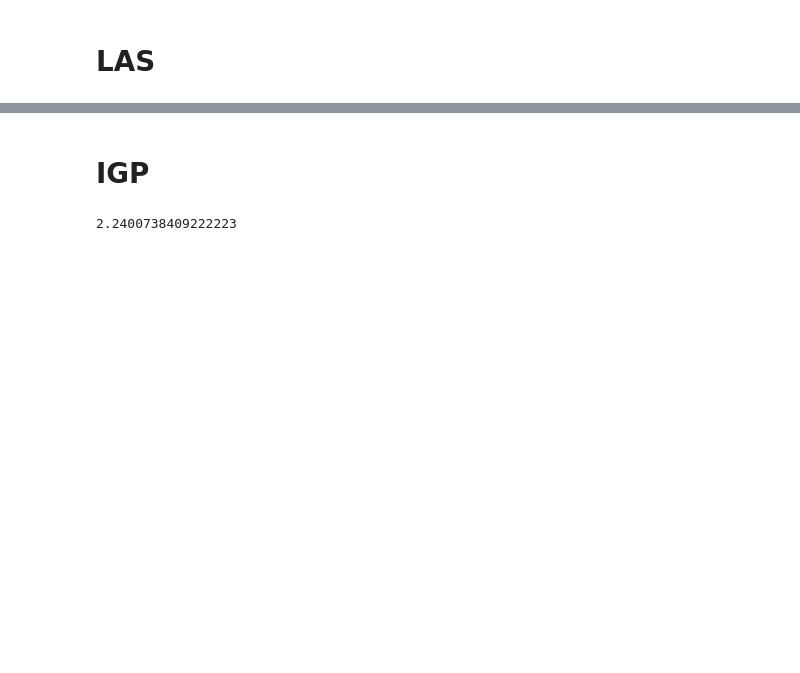
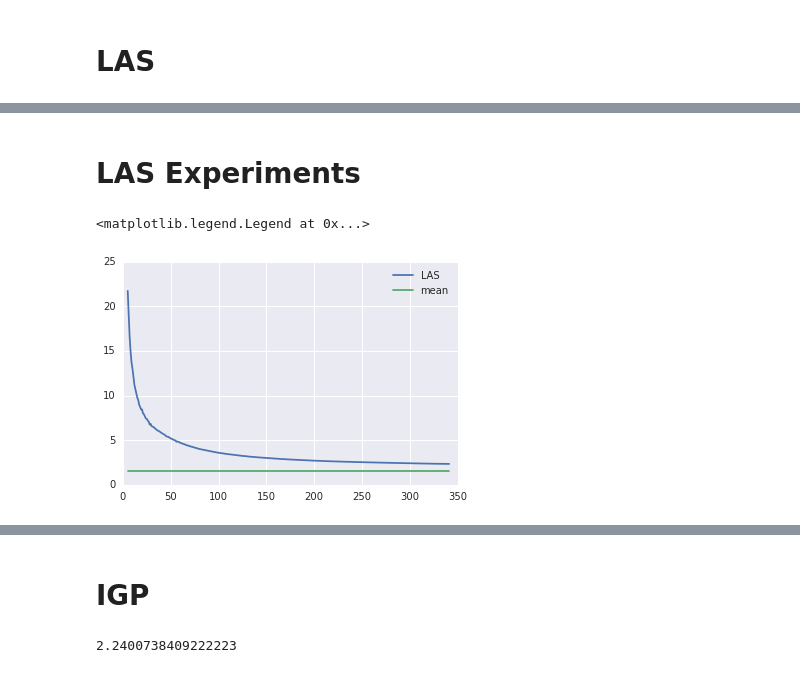
Before and after one commit to PhilChodrow/largest_submatrix, a Jupyter notebook: Examples.ipynb, the cells around one changed output, grey strips where cells are left out. Saved outputs shown, nothing was run; the diff lists cells and outputs as text; code cells hidden in the pictures; blank space fills up the shorter version.

Commit message:
LAS experiment

```diff
--- a/Examples.ipynb
+++ b/Examples.ipynb
@@ -35,0 +38,22 @@ plt.imshow(inclusion_matrix(A, res['ix']), interpolation = 'nearest')
+# %% [markdown]
+# LAS Experiments
+# %%
+k_max = np.int(np.min(A.shape)/2)
+n_reps = 100
+k_vals = np.arange(5, k_max)
+# %%
+df = pd.DataFrame({'k' : np.repeat(k_vals, n_reps)})
+f = np.vectorize(lambda k: LAS(A, k)['val'])
+df['v'] = f(df['k'])
+agged = df.groupby('k').agg([np.mean, np.var]).reset_index()
+# %%
+plt.plot(agged['k'],
+         agged['v']['mean'],
+         label = 'LAS')
+plt.plot(agged['k'],
+         np.repeat(np.mean(A), len(agged['k'])),
+         label = 'mean')
+plt.legend()
+# %% [output]
+<matplotlib.legend.Legend at 0x...>
+[figure, added]
```
Also changed, not shown: parts of 5 cells of this notebook.
